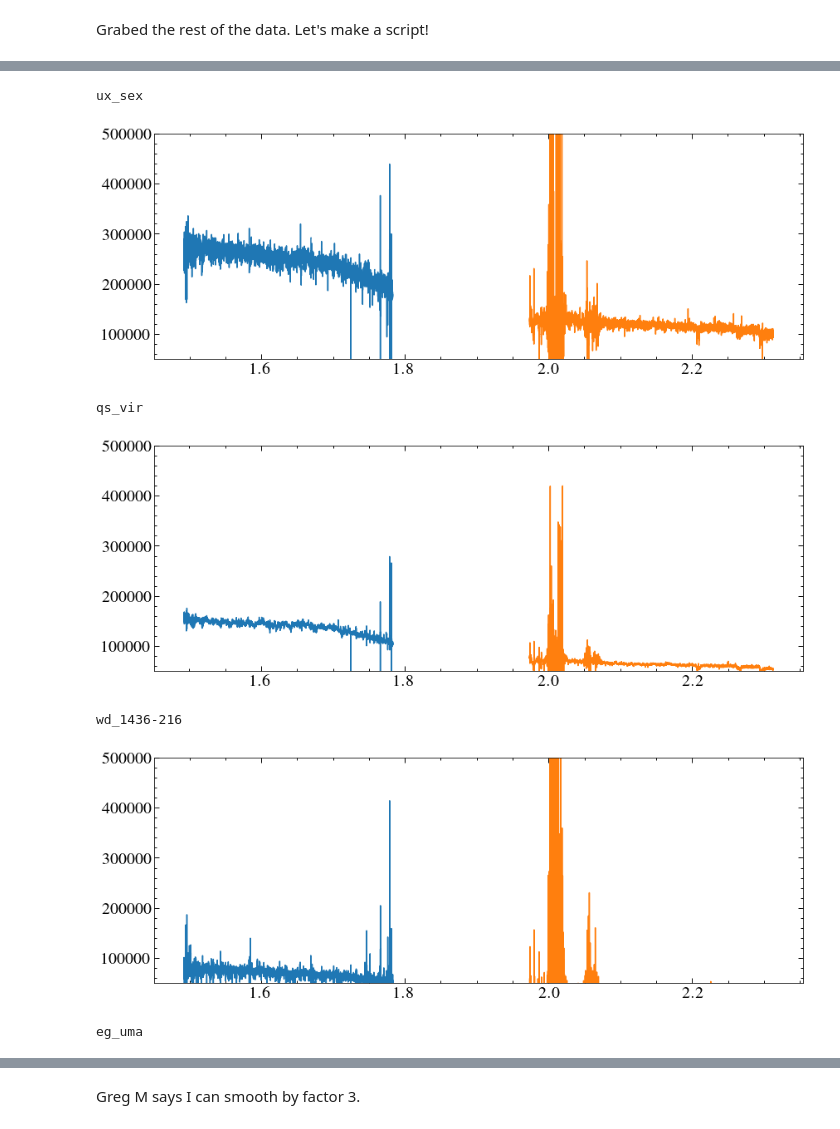
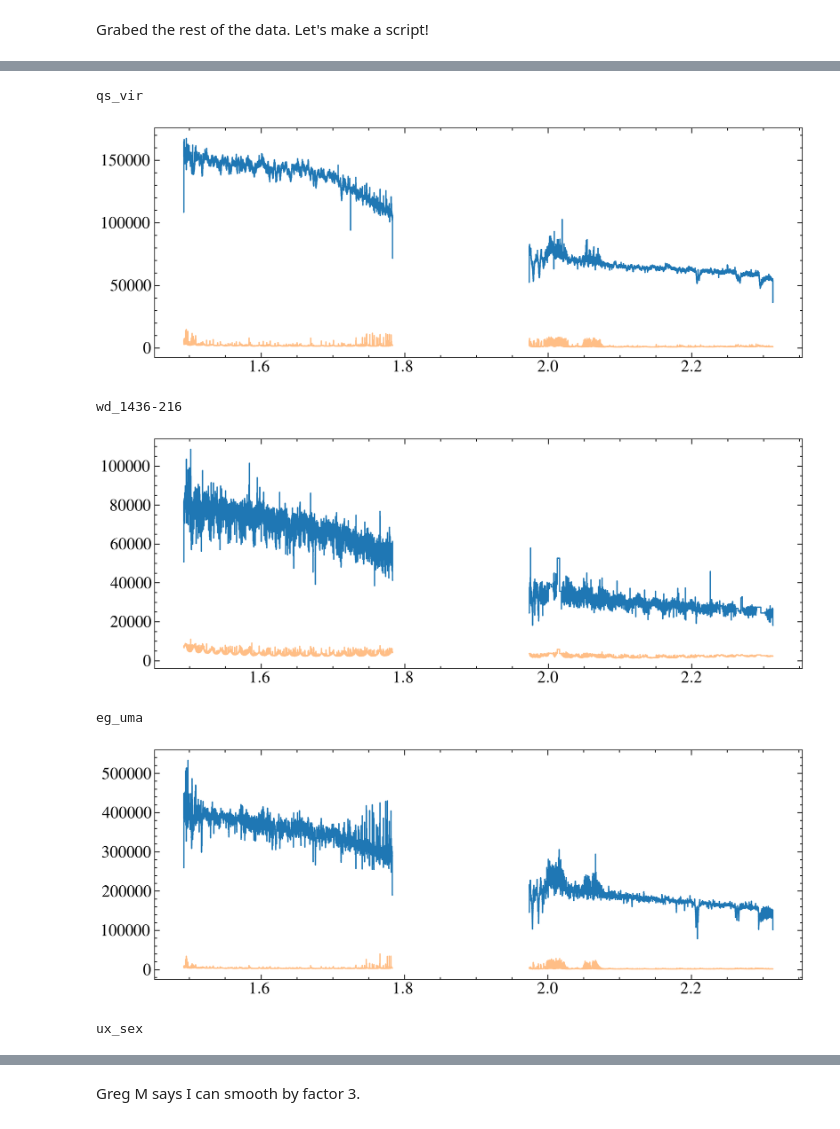
Before and after one commit to davidjwilson/pceb, a Jupyter notebook: igrins/my_igrins.ipynb, the cells around one changed output, grey strips where cells are left out. Drawn from its saved outputs; the diff is of its cells as text; code cells hidden in the pictures.

```diff
--- a/igrins/my_igrins.ipynb
+++ b/igrins/my_igrins.ipynb
@@ -292,39 +301,48 @@ stars
 hcut = [6000, 31000]
 kcut = [8000, 31000]
 for star in stars:
+    fig, ax = plt.subplots()
     print(star)
     path = 'data/'+star+'/'
     h_spec = glob.glob(path+'SDCH*spec_a0v.fits')[0]
     h_var = glob.glob(path+'SDCH*variance.fits*')[0]
     k_spec = glob.glob(path+'SDCK*spec_a0v.fits')[0]
     k_var = glob.glob(path+'SDCK*variance.fits*')[0]
     for s, v, cut, band in zip([h_spec, k_spec], [h_var, k_var], [hcut, kcut], ['H', 'K']):
         hdul = fits.open(s)
         w, f = hdul[1].data, hdul[0].data
         hdul.close()
         e1 = fits.getdata(v, 0)
         e = e1
         for i in range(len(e)):
             e[i] = ((e1[i]**0.5)/fits.getdata(s,2)[i])*f[i]
         wavelength, flux, error = echelle_coadd(w, f, e)
-        plt.step(wavelength[cut[0]:cut[1]], flux[cut[0]:cut[1]])
+
+        wavelength, flux, error =wavelength[cut[0]:cut[1]], flux[cut[0]:cut[1]], error[cut[0]:cut[1]]
+        mask = flux/error > 10
+        flux = convolve(flux,Box1DKernel(3))
+
+
+        # ax.step(wavelength, flux/error, where='mid')
+        ax.step(wavelength[mask], flux[mask], where='mid', c='C0')
+        ax.step(wavelength[mask], error[mask], where='mid', c='C1', alpha=0.5)
 
         #plt.step(wavelength[cut[0]:cut[1]], flux[cut[0]:cut[1]]/error[cut[0]:cut[1]])
         #plt.step(wavelength[cut[0]:cut[1]], error[cut[0]:cut[1]])
 
-        plt.ylim(0.5e5, 5e5)
+        # ax.set_ylim(0.5e5, 5e5)
        # plt.ylim(0, 50)
 
         date = os.path.split(s)[1][5:13]
         savedata = Table([wavelength*u.um, flux, error], names = ['WAVELENGTH', 'FLUX', 'ERROR'])
         ascii.write(savedata, 'spectra/'+star+'_'+band+'_'+date+'.ecsv', format='ecsv', overwrite=True)
 
     plt.show()
 # %% [output]
-ux_sex
+qs_vir
-[figure, old version]
+[figure, new version]
-qs_vir
+wd_1436-216
-[figure, old version]
+[figure, new version]
-wd_1436-216
+eg_uma
-[figure, old version]
+[figure, new version]
-eg_uma
+ux_sex
```
Also changed, not shown: parts of 21 cells of this notebook, 53 other files.
